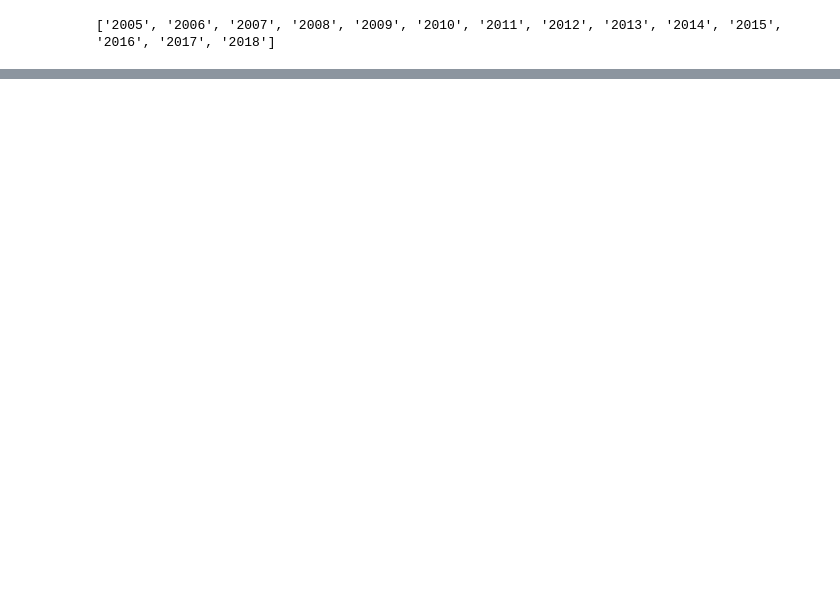
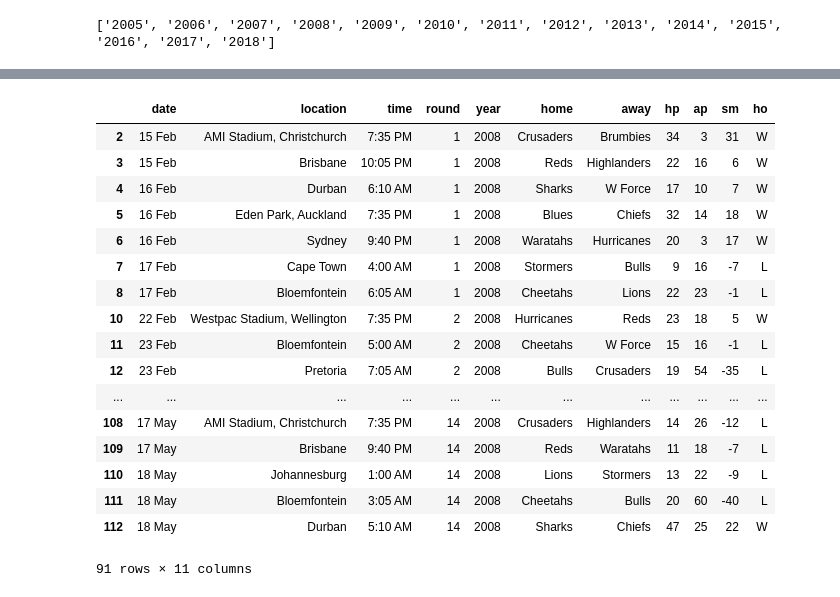
Before and after one commit to depowell/Super_Rugby_Predictor, a Jupyter notebook: scraper.ipynb, the cells around one changed output, grey strips where cells are left out. Saved outputs shown, nothing was run; the diff lists cells and outputs as text; code cells hidden in the pictures; blank space fills up the shorter version.

Commit message:
cleaning data

```diff
--- a/scraper.ipynb
+++ b/scraper.ipynb
@@ -61,11 +61,11 @@ def fix_round(f):
     elif f[:5] == 'Round':
         return f[6:8]
     elif f[:10] == 'Qualifiers':
-        return 'QF'
+        return 'QF' # quarter final
     elif f[:6] == 'Finals' or f == 'Semifinals' or f == 'Semis':
-        return 'SF'
+        return 'SF' # semi final
     elif f[:6] == 'Final ' or f == 'Final':
-        return 'F'
+        return 'GF' # grand final
     else:
         return f
 
@@ -96,15 +96,3 @@ def data_nicey(year):
     remove_columns = ['teams','score']
     df = df.drop(columns=remove_columns)
     return df
-
-# data inconsistancies to fix:
-# 2012 tables messed up, needs fixing
-# finals data missing in 2008
-# semifinals data missing in 2007
-# remove bogus final data from 2006 (maybe order results, result index then drop lines?)
-# 2005 no final
-
-df = data_nicey('2012')
-
-display(df.head(20))
-display(df.tail(20))
@@ -145,0 +99,59 @@ display(df.tail(20))
+# %%
+# data inconsistancies to fix:
+# 2012 tables messed up, needs fixing
+# finals data missing in 2008
+# semifinals data missing in 2007
+
+df_2005 = data_nicey('2005')
+df_2006 = data_nicey('2006')
+df_2007 = data_nicey('2007')
+df_2008 = data_nicey('2008')
+
+# fixing inconsistancies
+df_2005.loc[(df_2005['date'] == '28 May'), 'round'] = "GF" # 2005 no final fixed
+df_2006.drop(5, inplace=True) # remove bogus final data from 2006
+df_2007 = df_2007.append({'date' : '12 May',
+                          'location' : 'Durban',
+                          'time' : '3:00 PM',
+                          'round' : 'SF',
+                          'year' : '2007',
+                          'home' : 'Sharks',
+                          'away' : 'Blues',
+                          'hp' : '34',
+                          'ap' : '18',
+                          'sm' : '16',
+                          'ho' : 'W'} , ignore_index=True)
+df_2007 = df_2007.append({'date' : '12 May',
+                          'location' : 'Pretoria',
+                          'time' : '5:30 PM',
+                          'round' : 'SF',
+                          'year' : '2007',
+                          'home' : 'Bulls',
+                          'away' : 'Crusaders',
+                          'hp' : '27',
+                          'ap' : '12',
+                          'sm' : '15',
+                          'ho' : 'W'} , ignore_index=True)
+
+#df.loc[(df['date'] == '19 May') & (df['year'] == '2006') & (df['round'] == 'GF')].drop() # 2005 no final fixed
+
+display(df_2008)
+# %% [output]
+|  | date | location | time | round | year | home | away | hp | ap | sm | ho |
+| 2 | 15 Feb | AMI Stadium, Christchurch | 7:35 PM | 1 | 2008 | Crusaders | Brumbies | 34 | 3 | 31 | W |
+| 3 | 15 Feb | Brisbane | 10:05 PM | 1 | 2008 | Reds | Highlanders | 22 | 16 | 6 | W |
+| 4 | 16 Feb | Durban | 6:10 AM | 1 | 2008 | Sharks | W Force | 17 | 10 | 7 | W |
+| 5 | 16 Feb | Eden Park, Auckland | 7:35 PM | 1 | 2008 | Blues | Chiefs | 32 | 14 | 18 | W |
+| 6 | 16 Feb | Sydney | 9:40 PM | 1 | 2008 | Waratahs | Hurricanes | 20 | 3 | 17 | W |
+| 7 | 17 Feb | Cape Town | 4:00 AM | 1 | 2008 | Stormers | Bulls | 9 | 16 | -7 | L |
+| 8 | 17 Feb | Bloemfontein | 6:05 AM | 1 | 2008 | Cheetahs | Lions | 22 | 23 | -1 | L |
+| 10 | 22 Feb | Westpac Stadium, Wellington | 7:35 PM | 2 | 2008 | Hurricanes | Reds | 23 | 18 | 5 | W |
+| 11 | 23 Feb | Bloemfontein | 5:00 AM | 2 | 2008 | Cheetahs | W Force | 15 | 16 | -1 | L |
+| 12 | 23 Feb | Pretoria | 7:05 AM | 2 | 2008 | Bulls | Crusaders | 19 | 54 | -35 | L |
+| ... | ... | ... | ... | ... | ... | ... | ... | ... | ... | ... | ... |
+| 108 | 17 May | AMI Stadium, Christchurch | 7:35 PM | 14 | 2008 | Crusaders | Highlanders | 14 | 26 | -12 | L |
+| 109 | 17 May | Brisbane | 9:40 PM | 14 | 2008 | Reds | Waratahs | 11 | 18 | -7 | L |
+| 110 | 18 May | Johannesburg | 1:00 AM | 14 | 2008 | Lions | Stormers | 13 | 22 | -9 | L |
+| 111 | 18 May | Bloemfontein | 3:05 AM | 14 | 2008 | Cheetahs | Bulls | 20 | 60 | -40 | L |
+| 112 | 18 May | Durban | 5:10 AM | 14 | 2008 | Sharks | Chiefs | 47 | 25 | 22 | W |
+91 rows × 11 columns
```
Also changed, not shown: parts of 1 cell of this notebook.
